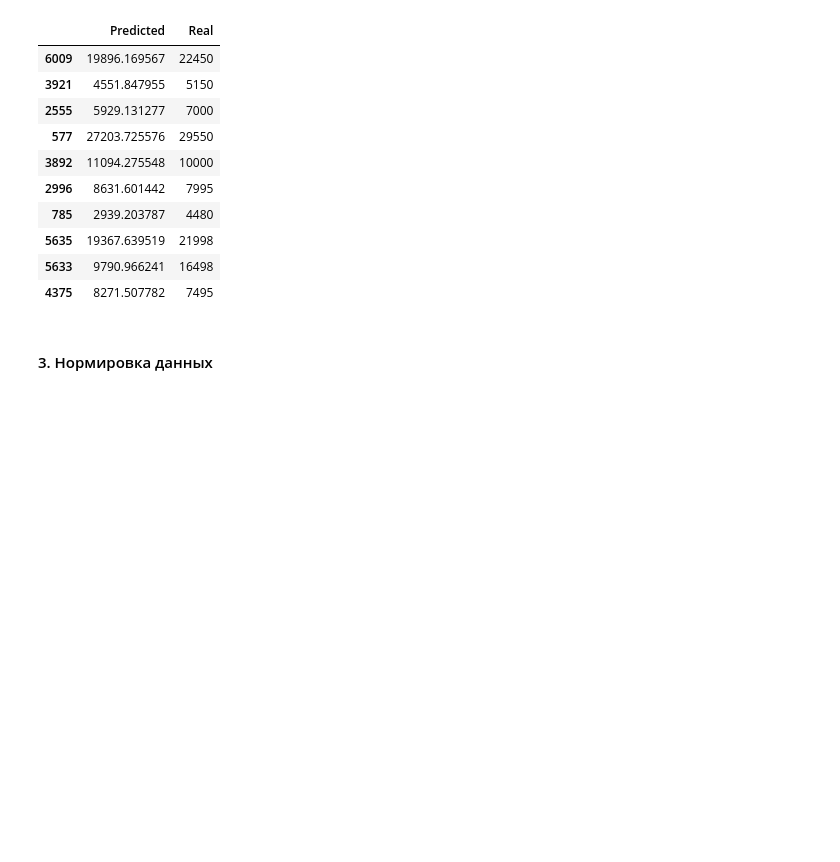
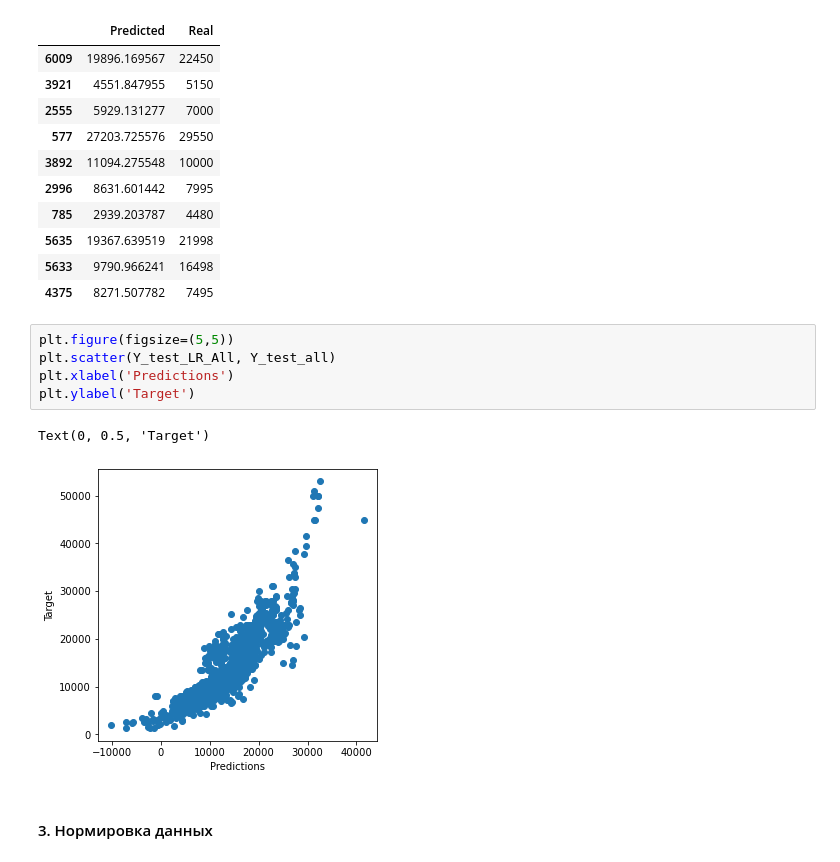
Before and after one commit to Forcause/ML_Labs, a Jupyter notebook: Lab_3/task3.ipynb, the cells around one changed output. Saved outputs shown, nothing was run; the diff lists cells and outputs as text; blank space fills up the shorter version.

```diff
--- a/Lab_3/task3.ipynb
+++ b/Lab_3/task3.ipynb
@@ -234,6 +243,14 @@ pd.DataFrame({"Predicted" : Y_test_LR_All[0:10], "Real" : Y_test_all[0:10] } )
 | 5635 | 19367.639519 | 21998 |
 | 5633 | 9790.966241 | 16498 |
 | 4375 | 8271.507782 | 7495 |
+# %%
+plt.figure(figsize=(5,5))
+plt.scatter(Y_test_LR_All, Y_test_all)
+plt.xlabel('Predictions')
+plt.ylabel('Target')
+# %% [output]
+Text(0, 0.5, 'Target')
+[figure, added]
 # %% [markdown]
 #### 3. Нормировка данных
 # %%
```
Also changed, not shown: parts of 10 cells of this notebook.
